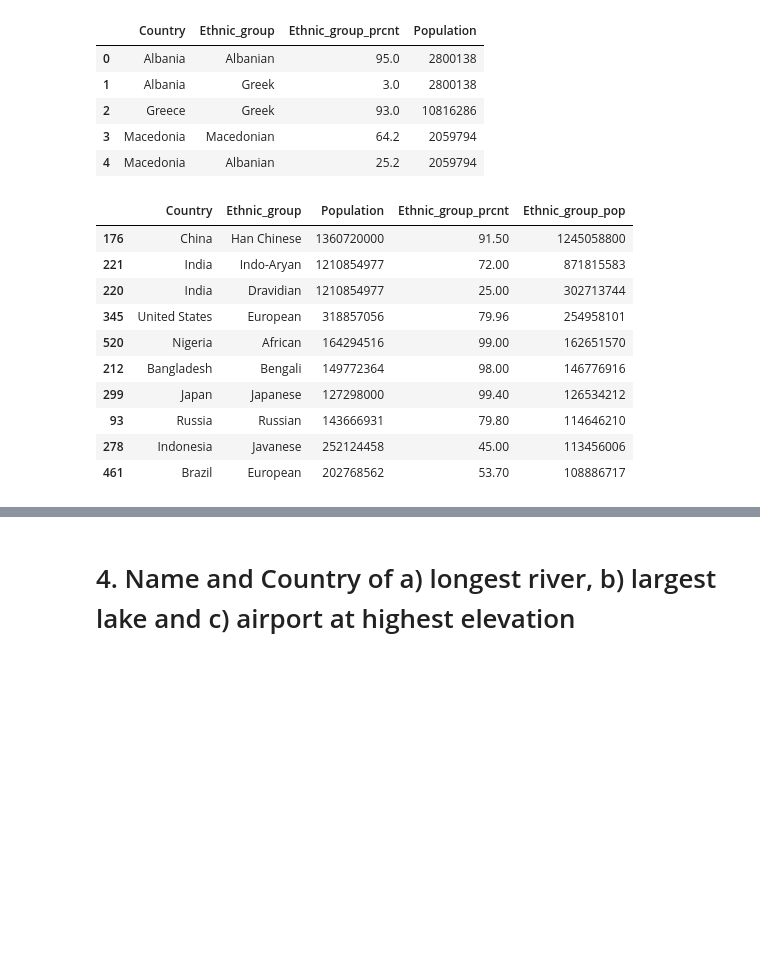
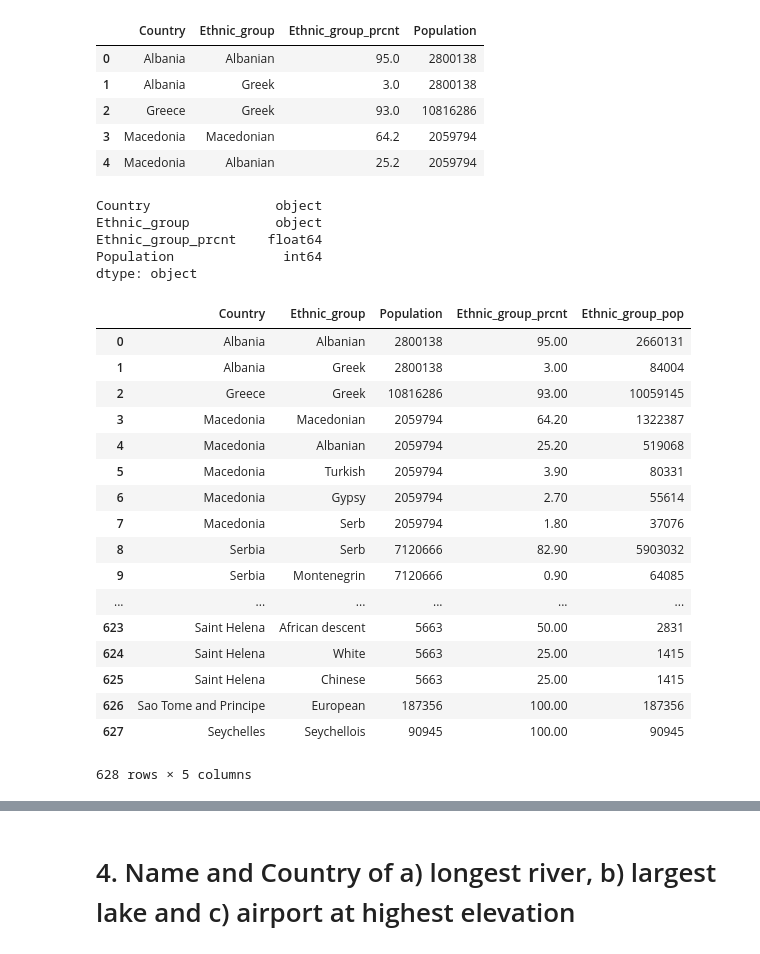
Before and after one commit to NikhilaThota/Mini-Projects, a Jupyter notebook: sliderule_dsi_xml_exercise-checkpoint.ipynb, the cells around one changed output, grey strips where cells are left out. Saved outputs shown, nothing was run; the diff lists cells and outputs as text; code cells hidden in the pictures; blank space fills up the shorter version.

```diff
--- a/sliderule_dsi_xml_exercise-checkpoint.ipynb
+++ b/sliderule_dsi_xml_exercise-checkpoint.ipynb
@@ -219,5 +304,5 @@ co_etgdf.head()
 | 4 | Macedonia | Albanian | 25.2 |
 # %%
 # Merge the two data frames 'co_etgdf' and 'cpdf'
-largest_ethnic_groups = pd.merge(co_etgdf, cpdf, on='Country')
+merge_df = pd.merge(co_etgdf, cpdf, on='Country')
 # %%
@@ -229,27 +314,41 @@ largest_ethnic_groups.head()
 | 2 | Greece | Greek | 93.0 | 10816286 |
 | 3 | Macedonia | Macedonian | 64.2 | 2059794 |
 | 4 | Macedonia | Albanian | 25.2 | 2059794 |
+# %%
+merge_df.dtypes
+# %% [output]
+Country                object
+Ethnic_group           object
+Ethnic_group_prcnt    float64
+Population              int64
+dtype: object
 # %%
 # Calculate the population of each ethnic group of the overall population
-largest_ethnic_groups['Ethnic_group_pop'] = (largest_ethnic_groups['Population']*largest_ethnic_groups['Ethnic_group_prcnt'])/100
+merge_df['Ethnic_group_pop'] = (merge_df['Population']*merge_df['Ethnic_group_prcnt'])/100
 # %%
 # Define the data type of Ethnic Group population as integer
-largest_ethnic_groups.Ethnic_group_pop = largest_ethnic_groups.Ethnic_group_pop.astype(int)
+merge_df.Ethnic_group_pop = merge_df.Ethnic_group_pop.astype(int)
 # %%
 # Rearrange the columns of the data frame
-largest_ethnic_groups = largest_ethnic_groups[['Country', 'Ethnic_group', 'Population','Ethnic_group_prcnt', 'Ethnic_group_pop']]
+merge_df = merge_df[['Country', 'Ethnic_group', 'Population','Ethnic_group_prcnt', 'Ethnic_group_pop']]
-# %%
-# Sort the values of 'Ethnic_group_pop' and display the top ten 'Ethnic group population
-largest_ethnic_groups.sort_values('Ethnic_group_pop', ascending=False).head(10)
-# %% [output]
-|  | Country | Ethnic_group | Population | Ethnic_group_prcnt | Ethnic_group_pop |
-| 176 | China | Han Chinese | 1360720000 | 91.50 | 1245058800 |
-| 221 | India | Indo-Aryan | 1210854977 | 72.00 | 871815583 |
-| 220 | India | Dravidian | 1210854977 | 25.00 | 302713744 |
-| 345 | United States | European | 318857056 | 79.96 | 254958101 |
-| 520 | Nigeria | African | 164294516 | 99.00 | 162651570 |
-| 212 | Bangladesh | Bengali | 149772364 | 98.00 | 146776916 |
-| 299 | Japan | Japanese | 127298000 | 99.40 | 126534212 |
-| 93 | Russia | Russian | 143666931 | 79.80 | 114646210 |
-| 278 | Indonesia | Javanese | 252124458 | 45.00 | 113456006 |
-| 461 | Brazil | European | 202768562 | 53.70 | 108886717 |
+# %%
+merge_df
+# %% [output]
+|  | Country | Ethnic_group | Population | Ethnic_group_prcnt | Ethnic_group_pop |
+| 0 | Albania | Albanian | 2800138 | 95.00 | 2660131 |
+| 1 | Albania | Greek | 2800138 | 3.00 | 84004 |
+| 2 | Greece | Greek | 10816286 | 93.00 | 10059145 |
+| 3 | Macedonia | Macedonian | 2059794 | 64.20 | 1322387 |
+| 4 | Macedonia | Albanian | 2059794 | 25.20 | 519068 |
+| 5 | Macedonia | Turkish | 2059794 | 3.90 | 80331 |
+| 6 | Macedonia | Gypsy | 2059794 | 2.70 | 55614 |
+| 7 | Macedonia | Serb | 2059794 | 1.80 | 37076 |
+| 8 | Serbia | Serb | 7120666 | 82.90 | 5903032 |
+| 9 | Serbia | Montenegrin | 7120666 | 0.90 | 64085 |
+| ... | ... | ... | ... | ... | ... |
+| 623 | Saint Helena | African descent | 5663 | 50.00 | 2831 |
+| 624 | Saint Helena | White | 5663 | 25.00 | 1415 |
+| 625 | Saint Helena | Chinese | 5663 | 25.00 | 1415 |
+| 626 | Sao Tome and Principe | European | 187356 | 100.00 | 187356 |
+| 627 | Seychelles | Seychellois | 90945 | 100.00 | 90945 |
+628 rows × 5 columns
```
Also changed, not shown: parts of 20 cells of this notebook.
